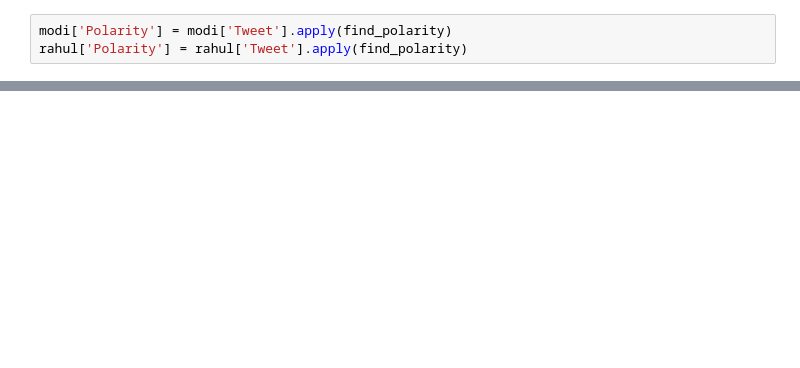
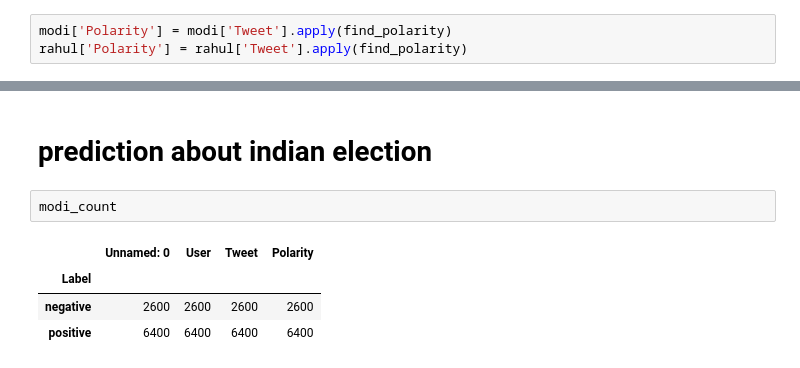
Before and after one commit to 611noorsaeed/Indian-Election-Sentiment-Analysis, a Jupyter notebook: Indian Election Sentiment Analysis.ipynb, the cells around one changed output, grey strips where cells are left out. Drawn from its saved outputs; the diff is of its cells as text; blank space fills up the shorter version.

```diff
--- a/Indian Election Sentiment Analysis.ipynb
+++ b/Indian Election Sentiment Analysis.ipynb
@@ -68,0 +142,9 @@ rahul['Polarity'] = rahul['Tweet'].apply(find_polarity)
+# %% [markdown]
+# prediction about indian election
+# %%
+modi_count
+# %% [output]
+|  | Unnamed: 0 | User | Tweet | Polarity |
+| Label |  |  |  |  |
+| negative | 2600 | 2600 | 2600 | 2600 |
+| positive | 6400 | 6400 | 6400 | 6400 |
```
Also changed, not shown: parts of 25 cells of this notebook.
